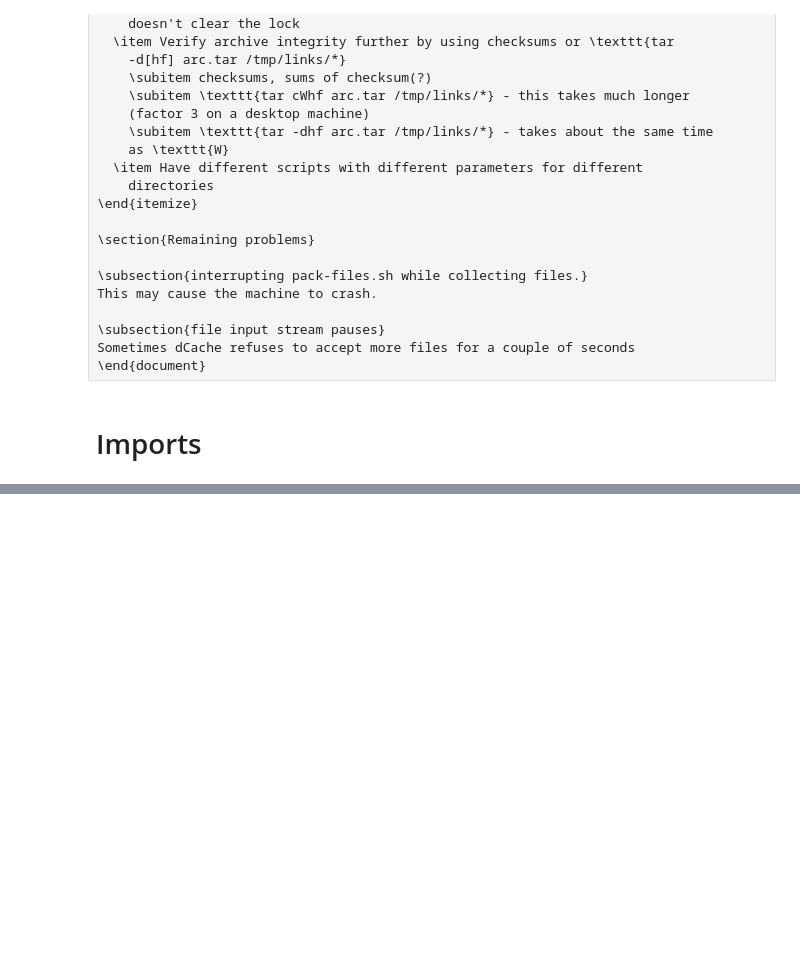
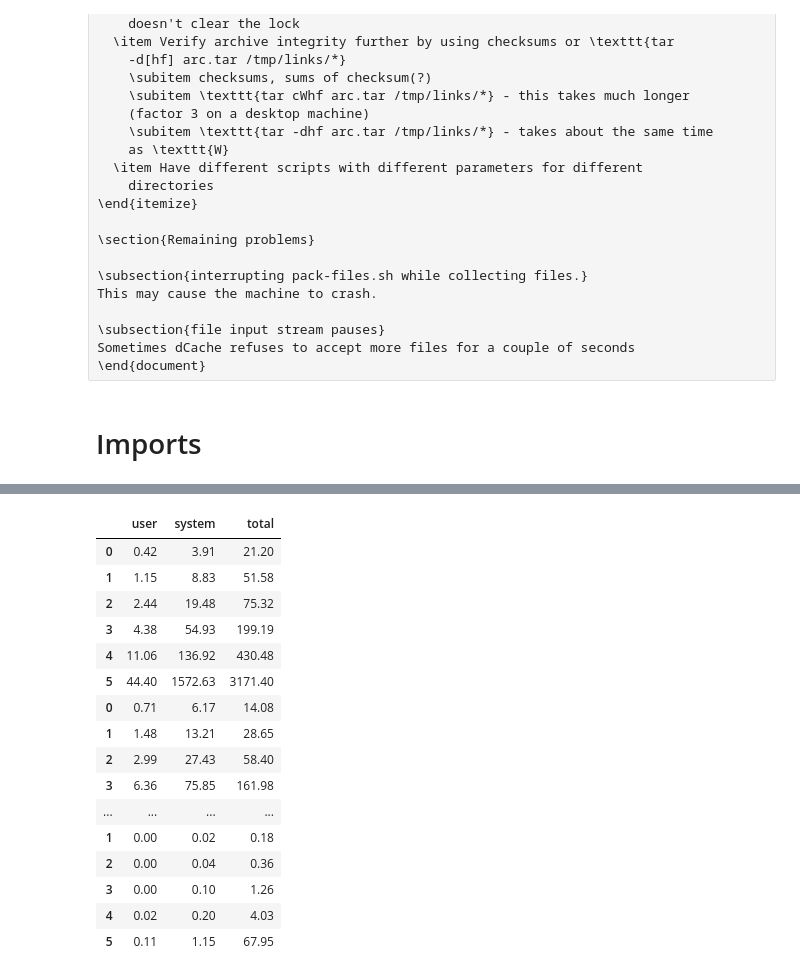
Before and after one commit to svemeyer/SmallFiles, a Jupyter notebook: src/ipy/SmallFiles.ipynb, the cells around one changed output, grey strips where cells are left out. Cells and saved outputs as stored; diff of their text form; code cells hidden in the pictures; blank space fills up the shorter version.

```diff
--- a/src/ipy/SmallFiles.ipynb
+++ b/src/ipy/SmallFiles.ipynb
@@ -616,0 +622,3 @@ findres.
+# %%
+allres = pd.concat(results.values())
+allres.head()
@@ -616,0 +652,3 @@ findres.
+# %%
+filtered1000 = allres[(allres['file_size'] == 1000)]
+filtered1000.head()
@@ -616,0 +691,20 @@ findres.
+# %%
+filtered1000[['user','system','total']]
+# %% [output]
+|  | user | system | total |
+| 0 | 0.42 | 3.91 | 21.20 |
+| 1 | 1.15 | 8.83 | 51.58 |
+| 2 | 2.44 | 19.48 | 75.32 |
+| 3 | 4.38 | 54.93 | 199.19 |
+| 4 | 11.06 | 136.92 | 430.48 |
+| 5 | 44.40 | 1572.63 | 3171.40 |
+| 0 | 0.71 | 6.17 | 14.08 |
+| 1 | 1.48 | 13.21 | 28.65 |
+| 2 | 2.99 | 27.43 | 58.40 |
+| 3 | 6.36 | 75.85 | 161.98 |
+| ... | ... | ... | ... |
+| 1 | 0.00 | 0.02 | 0.18 |
+| 2 | 0.00 | 0.04 | 0.36 |
+| 3 | 0.00 | 0.10 | 1.26 |
+| 4 | 0.02 | 0.20 | 4.03 |
+| 5 | 0.11 | 1.15 | 67.95 |
```
Also changed, not shown: parts of 12 cells of this notebook, 6 other files.
